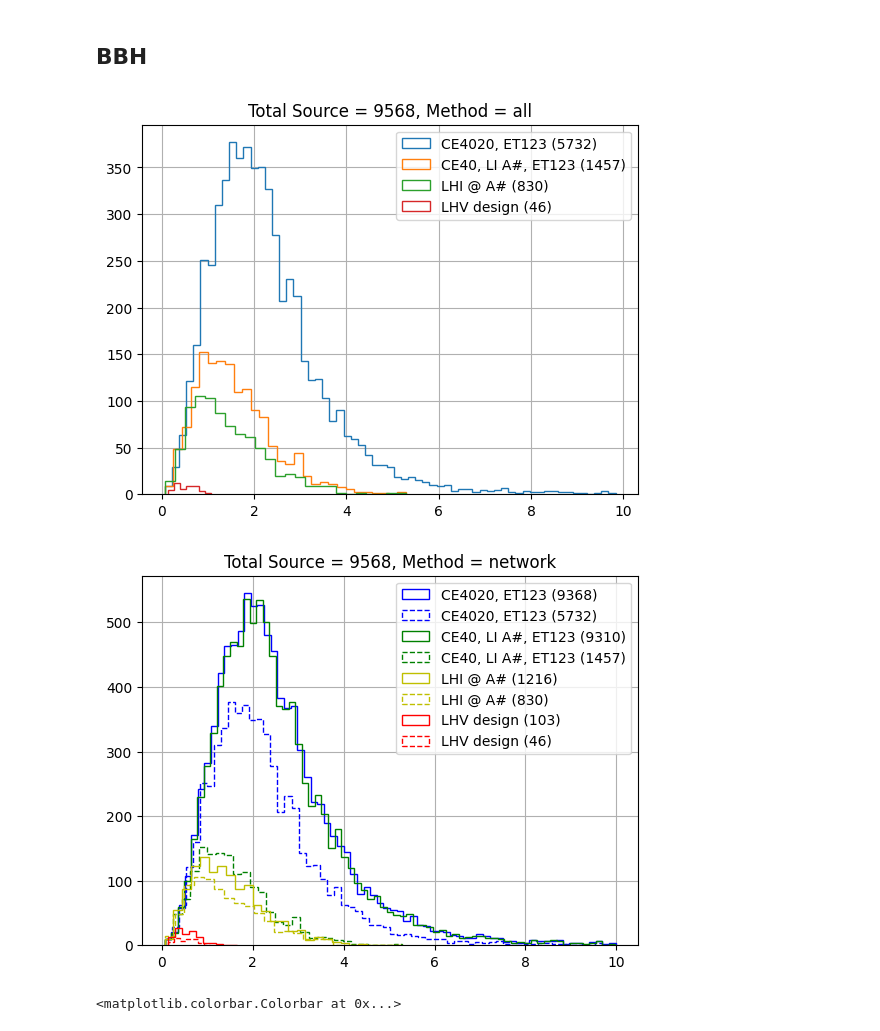
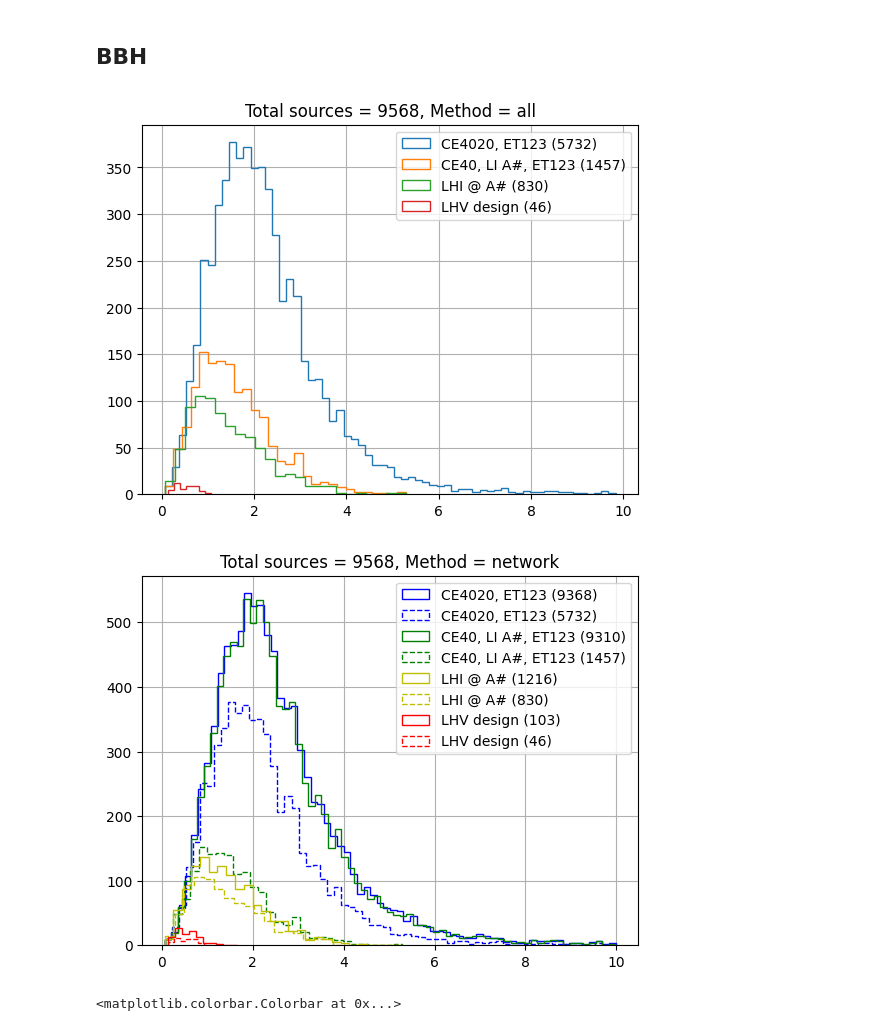
Before and after one commit to divyajyoti09/next_gen_detect, a Jupyter notebook: SNR_plots.ipynb, the cells around one changed output. Drawn from its saved outputs; the diff is of its cells as text; code cells hidden in the pictures.

```diff
--- a/SNR_plots.ipynb
+++ b/SNR_plots.ipynb
@@ -62,13 +60,13 @@ for key in snr_data_bbh.keys():
 # %%
 for key in detected_bbh['all'].keys():
     bbh_data = detected_bbh['all'][key]
     plt.hist(bbh_data['redshift'], histtype=u'step',
              label=f'{netw_labels[key]} ({len(bbh_data["redshift"])})', bins='auto')
 plt.legend()
-plt.title(f'Total Source = {len(snr_data_bbh["CE4020ET123"]["mass1"])}, Method = all')
+plt.title(f'Total sources = {len(snr_data_bbh["CE4020ET123"]["mass1"])}, Method = all')
 plt.grid()
 # %% [output]
-[figure, old version]
+[figure, new version]
 # %%
 for key, colr in zip(detected_bbh['network'].keys(), ['b', 'g', 'y', 'r']):
     bbh_data = detected_bbh['network'][key]
@@ -78,10 +76,10 @@ for key, colr in zip(detected_bbh['network'].keys(), ['b', 'g', 'y', 'r']):
     plt.hist(bbh_data1['redshift'], histtype=u'step',
              label=f'{netw_labels[key]} ({len(bbh_data1["redshift"])})', bins='auto', ls='--', color=colr)
 plt.legend()
-plt.title(f'Total Source = {len(snr_data_bbh["CE4020ET123"]["mass1"])}, Method = network')
+plt.title(f'Total sources = {len(snr_data_bbh["CE4020ET123"]["mass1"])}, Method = network')
 plt.grid()
 # %% [output]
-[figure, old version]
+[figure, new version]
 # %%
 plt.scatter(detected_bbh['network']['LHI_all_ASharp']['srcmtotal'],
             detected_bbh['network']['LHI_all_ASharp']['redshift'],
```
Also changed, not shown: parts of 3 cells of this notebook.
